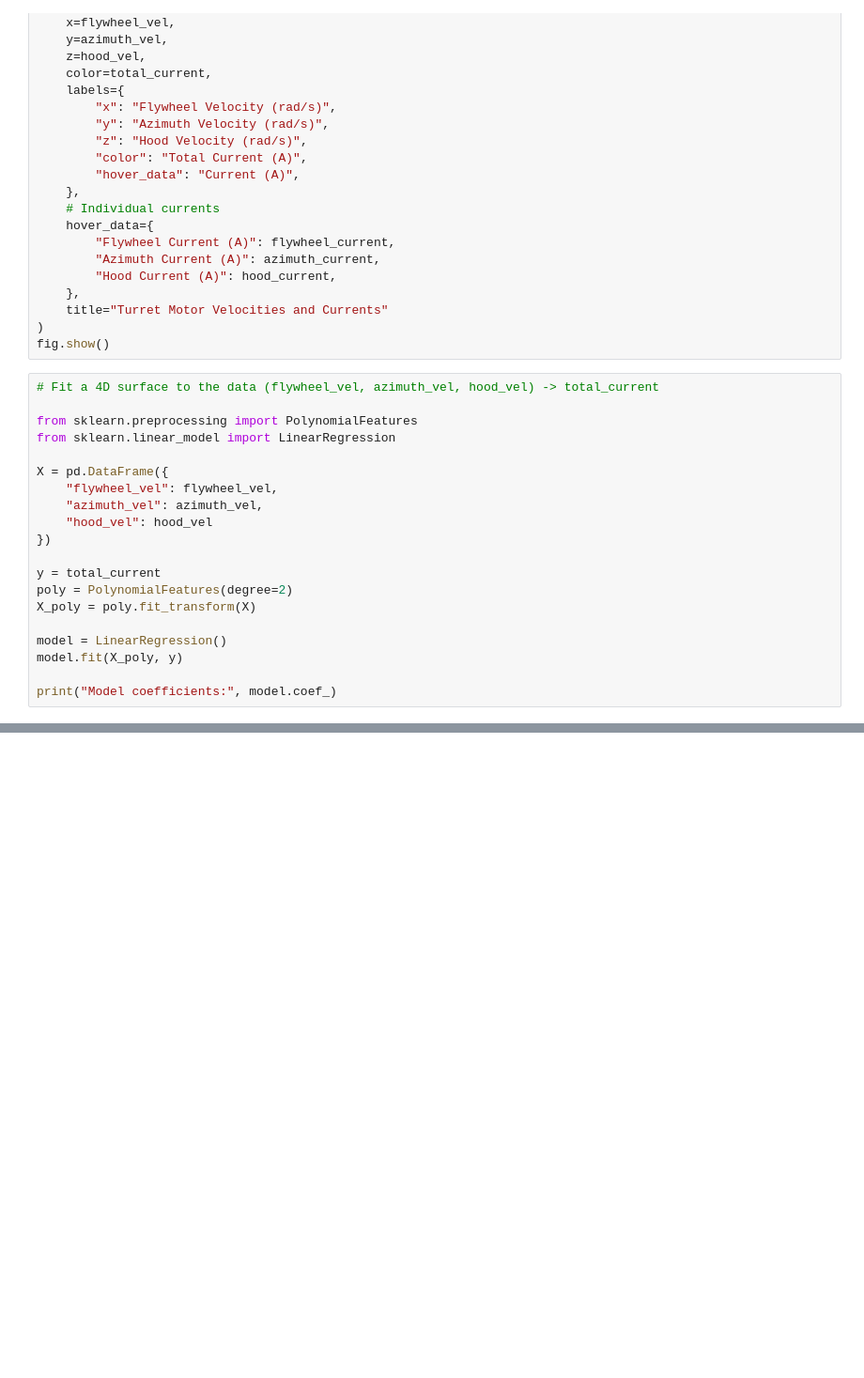
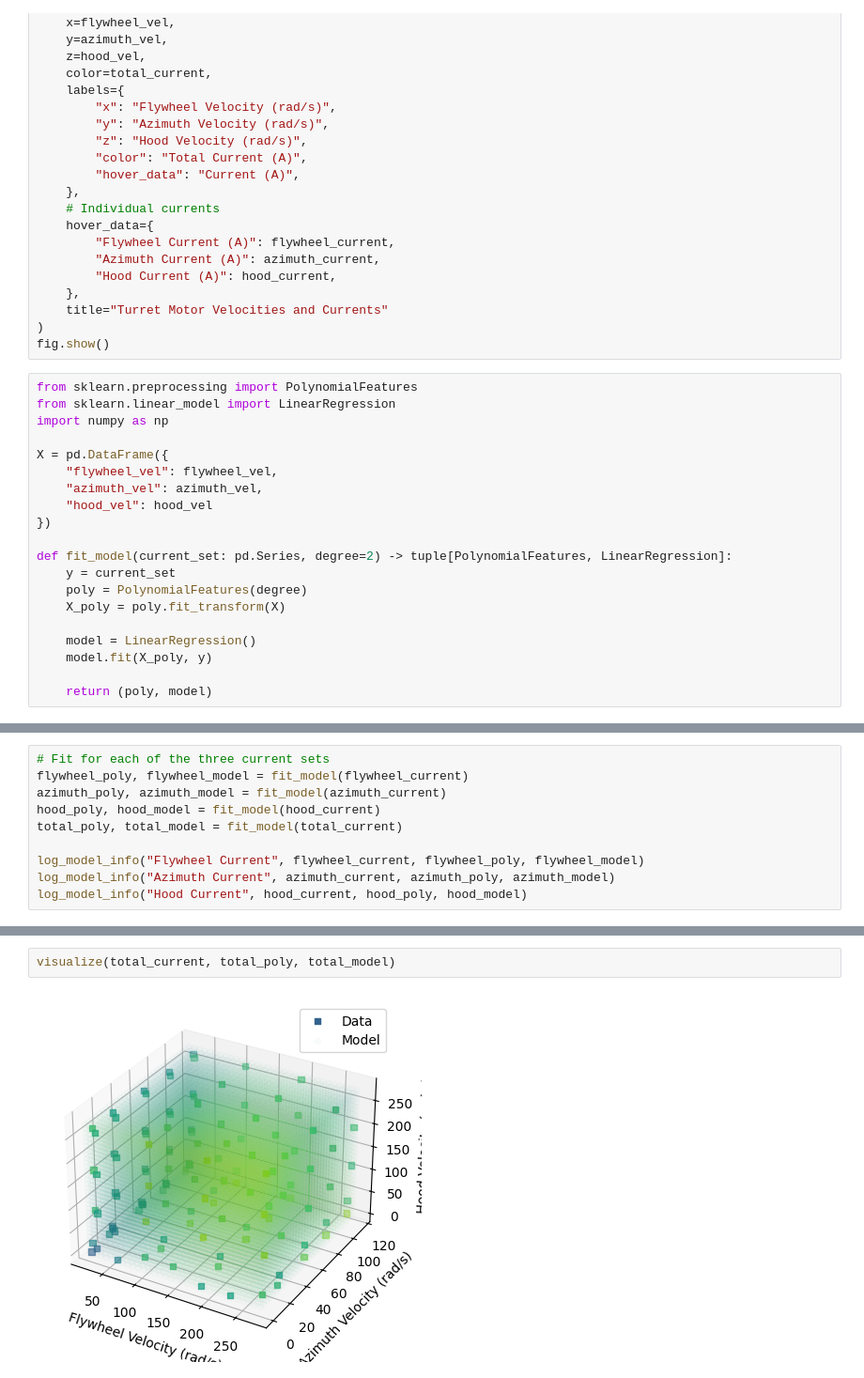
Before and after one commit to wave-2826/2026-timmy-alpha, a Jupyter notebook: misc/turretTuning/analyze_but_notebook.ipynb, the cells around one changed output, grey strips where cells are left out. Shown at 94% size. Drawn from its saved outputs; the diff is of its cells as text; blank space fills up the shorter version.

Commit message:
clean up tuning and implement nonlinear model-predictive control with slepnir

```diff
--- a/misc/turretTuning/analyze_but_notebook.ipynb
+++ b/misc/turretTuning/analyze_but_notebook.ipynb
@@ -61,10 +61,9 @@ fig = px.scatter_3d(
 )
 fig.show()
 # %%
-# Fit a 4D surface to the data (flywheel_vel, azimuth_vel, hood_vel) -> total_current
-
 from sklearn.preprocessing import PolynomialFeatures
 from sklearn.linear_model import LinearRegression
+import numpy as np
 
 X = pd.DataFrame({
     "flywheel_vel": flywheel_vel,
@@ -72,11 +71,12 @@ X = pd.DataFrame({
     "hood_vel": hood_vel
 })
 
-y = total_current
-poly = PolynomialFeatures(degree=2)
-X_poly = poly.fit_transform(X)
+def fit_model(current_set: pd.Series, degree=2) -> tuple[PolynomialFeatures, LinearRegression]:
+    y = current_set
+    poly = PolynomialFeatures(degree)
+    X_poly = poly.fit_transform(X)
 
-model = LinearRegression()
-model.fit(X_poly, y)
+    model = LinearRegression()
+    model.fit(X_poly, y)
 
-print("Model coefficients:", model.coef_)
+    return (poly, model)
@@ -208,0 +232,10 @@ fig2d.show()
+# %%
+# Fit for each of the three current sets
+flywheel_poly, flywheel_model = fit_model(flywheel_current)
+azimuth_poly, azimuth_model = fit_model(azimuth_current)
+hood_poly, hood_model = fit_model(hood_current)
+total_poly, total_model = fit_model(total_current)
+
+log_model_info("Flywheel Current", flywheel_current, flywheel_poly, flywheel_model)
+log_model_info("Azimuth Current", azimuth_current, azimuth_poly, azimuth_model)
+log_model_info("Hood Current", hood_current, hood_poly, hood_model)
@@ -208,0 +252,4 @@ fig2d.show()
+# %%
+visualize(total_current, total_poly, total_model)
+# %% [output]
+[figure, added]
```
Also changed, not shown: parts of 7 cells of this notebook, 3 other files.
